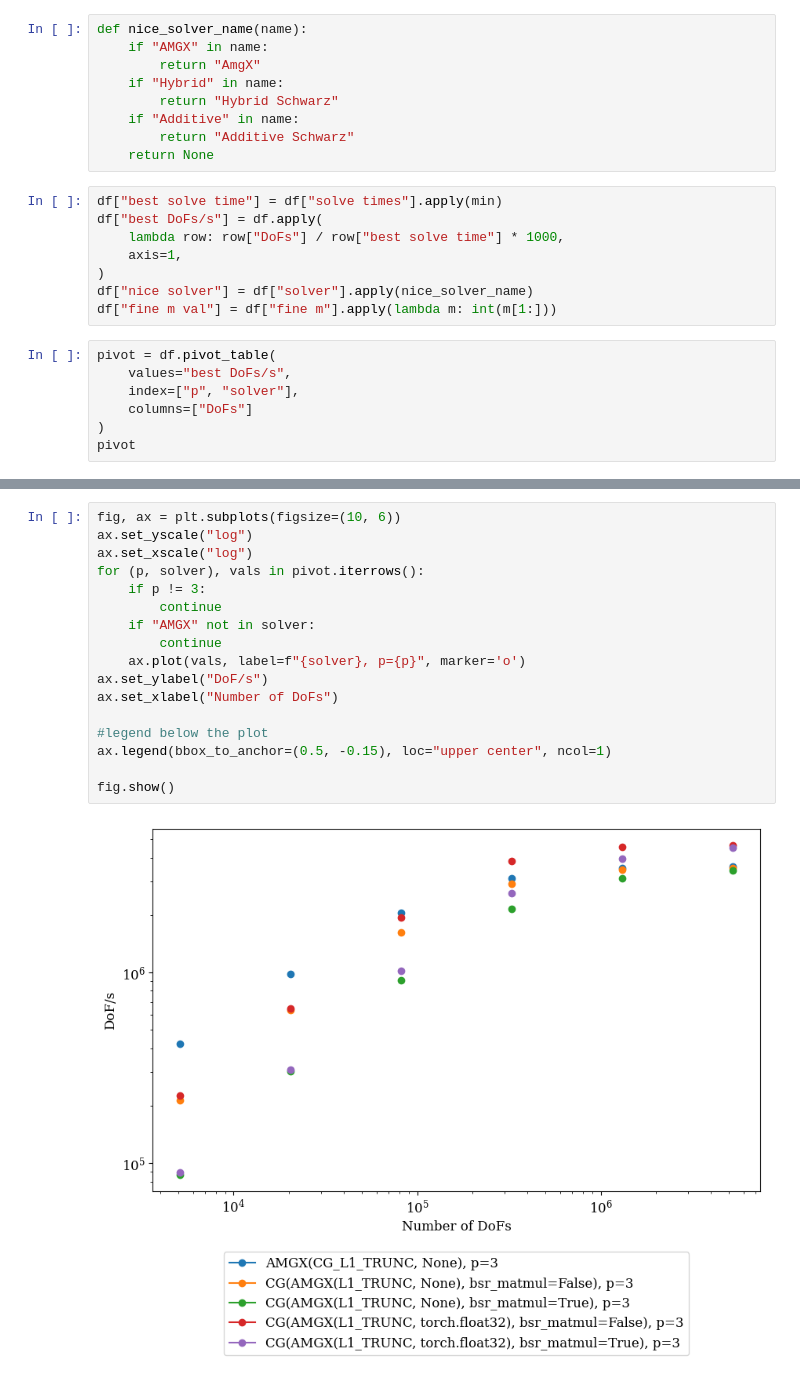
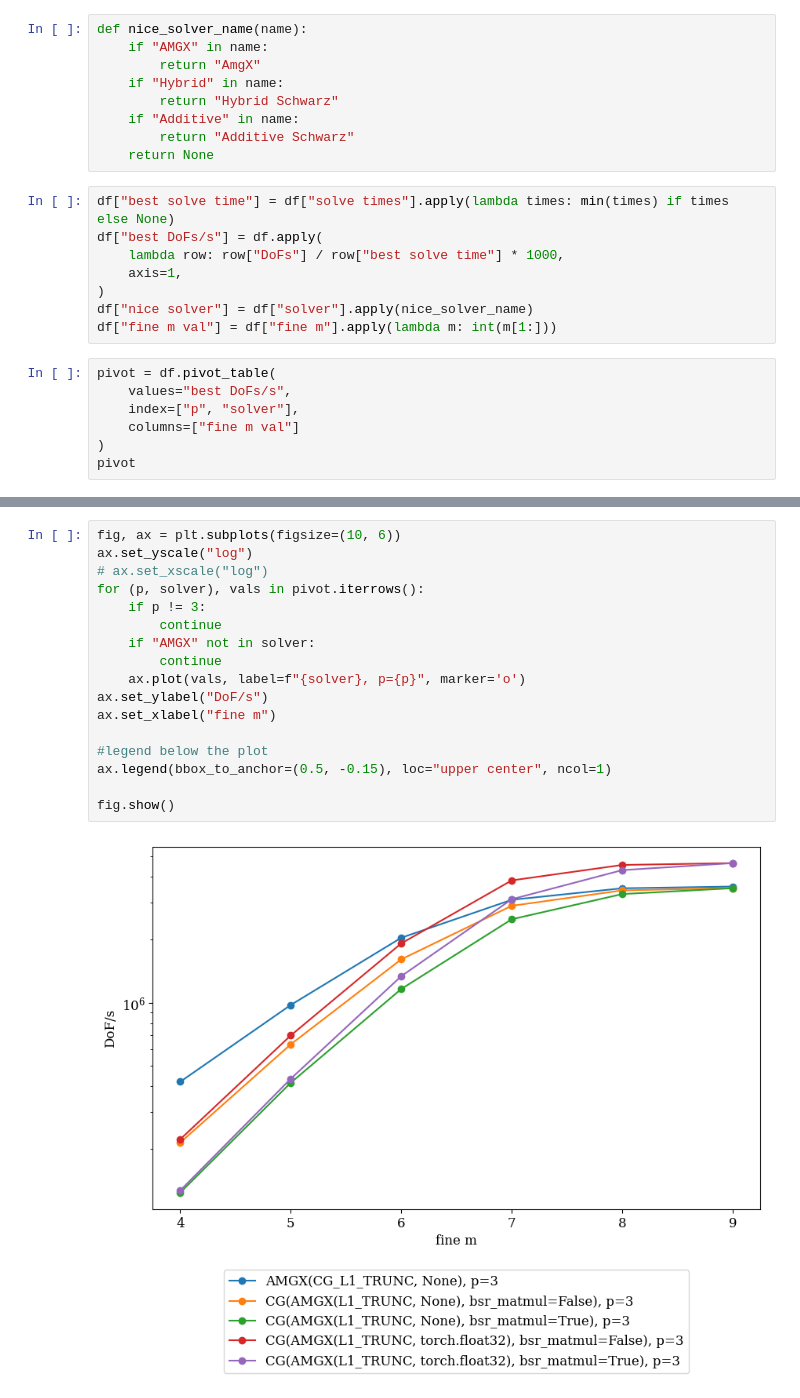
Before and after one commit to mgr0dzicki/dd-solvers, a Jupyter notebook: notebooks/plot_scaling.ipynb, the cells around one changed output, grey strips where cells are left out. Drawn from its saved outputs; the diff is of its cells as text.

```diff
--- a/notebooks/plot_scaling.ipynb
+++ b/notebooks/plot_scaling.ipynb
@@ -33,7 +33,7 @@ def nice_solver_name(name):
         return "Additive Schwarz"
     return None
 # %%
-df["best solve time"] = df["solve times"].apply(min)
+df["best solve time"] = df["solve times"].apply(lambda times: min(times) if times else None)
 df["best DoFs/s"] = df.apply(
     lambda row: row["DoFs"] / row["best solve time"] * 1000,
     axis=1,
@@ -44,7 +44,7 @@ df["fine m val"] = df["fine m"].apply(lambda m: int(m[1:]))
 pivot = df.pivot_table(
     values="best DoFs/s",
     index=["p", "solver"],
-    columns=["DoFs"]
+    columns=["fine m val"]
 )
 pivot
 # %% [output]
@@ -69,19 +67,19 @@ pivot
 # %%
 fig, ax = plt.subplots(figsize=(10, 6))
 ax.set_yscale("log")
-ax.set_xscale("log")
+# ax.set_xscale("log")
 for (p, solver), vals in pivot.iterrows():
     if p != 3:
         continue
     if "AMGX" not in solver:
         continue
     ax.plot(vals, label=f"{solver}, p={p}", marker='o')
 ax.set_ylabel("DoF/s")
-ax.set_xlabel("Number of DoFs")
+ax.set_xlabel("fine m")
 
 #legend below the plot
 ax.legend(bbox_to_anchor=(0.5, -0.15), loc="upper center", ncol=1)
 
 fig.show()
 # %% [output]
-[figure, old version]
+[figure, new version]
```
Also changed, not shown: parts of 3 cells of this notebook, 3 other files.
